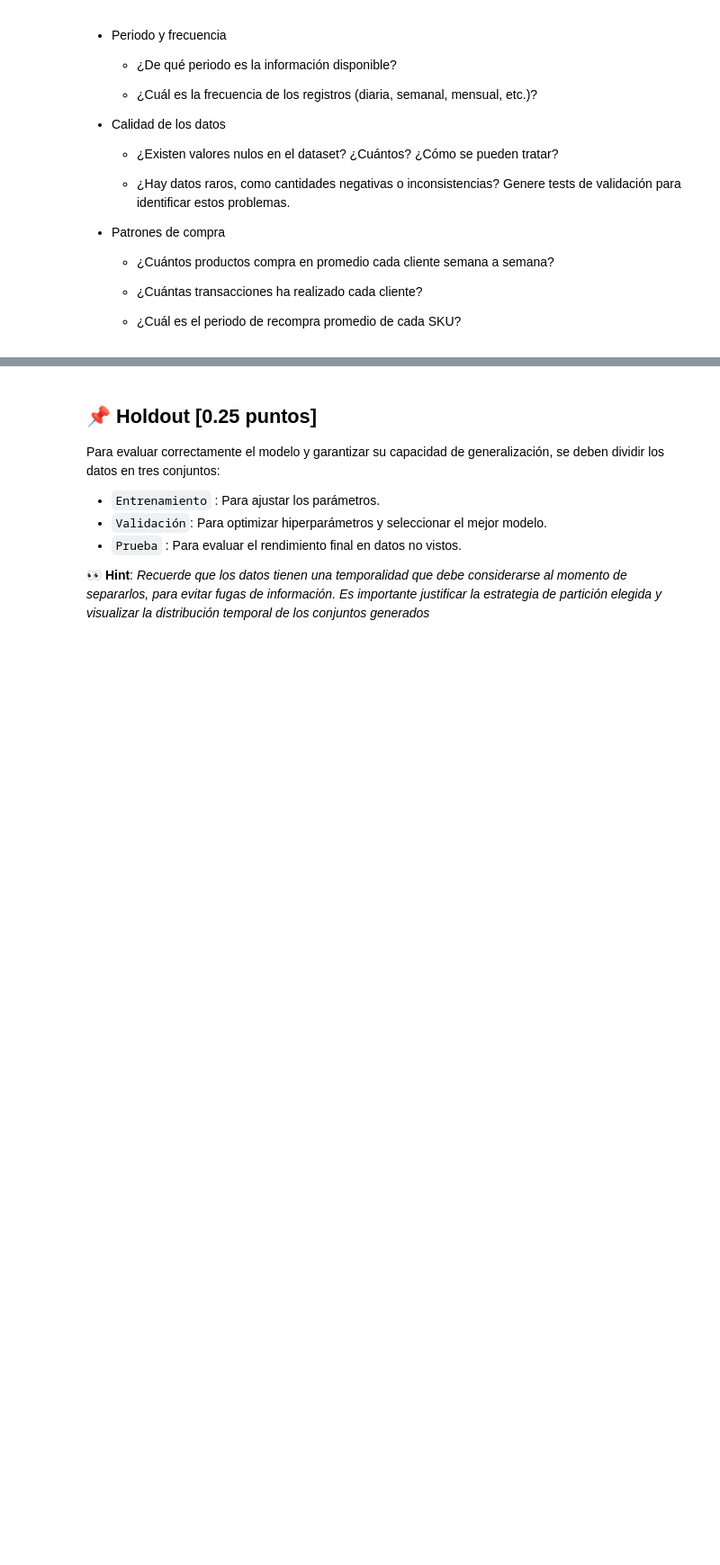
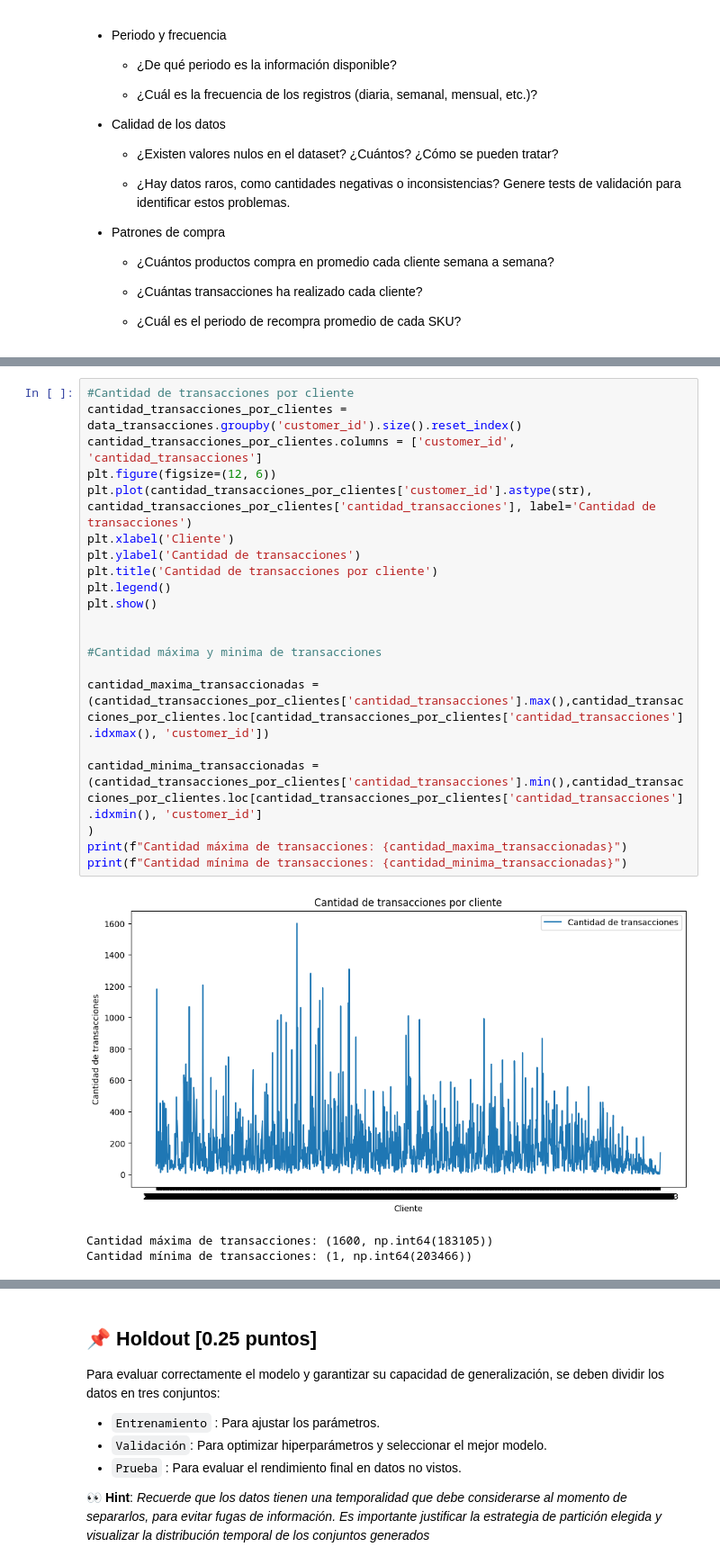
Before and after one commit to sebastianacunau/MDS7202-Laboratorios-y-Proyecto, a Jupyter notebook: Proyecto/Entrega 1/enunciado_1.ipynb, the cells around one changed output, grey strips where cells are left out. Shown: that part at 90% size. Saved outputs shown, nothing was run; the diff lists cells and outputs as text; blank space fills up the shorter version.

```diff
--- a/Proyecto/Entrega 1/enunciado_1.ipynb
+++ b/Proyecto/Entrega 1/enunciado_1.ipynb
@@ -224,0 +764,25 @@ Se deben responder preguntas a partir de lo que puedan visualizar/obtener, por e
+# %%
+#Cantidad de transacciones por cliente
+cantidad_transacciones_por_clientes = data_transacciones.groupby('customer_id').size().reset_index()
+cantidad_transacciones_por_clientes.columns = ['customer_id', 'cantidad_transacciones']
+plt.figure(figsize=(12, 6))
+plt.plot(cantidad_transacciones_por_clientes['customer_id'].astype(str), cantidad_transacciones_por_clientes['cantidad_transacciones'], label='Cantidad de transacciones')
+plt.xlabel('Cliente')
+plt.ylabel('Cantidad de transacciones')
+plt.title('Cantidad de transacciones por cliente')
+plt.legend()
+plt.show()
+
+
+#Cantidad máxima y minima de transacciones
+
+cantidad_maxima_transaccionadas = (cantidad_transacciones_por_clientes['cantidad_transacciones'].max(),cantidad_transacciones_por_clientes.loc[cantidad_transacciones_por_clientes['cantidad_transacciones'].idxmax(), 'customer_id'])
+
+cantidad_minima_transaccionadas = (cantidad_transacciones_por_clientes['cantidad_transacciones'].min(),cantidad_transacciones_por_clientes.loc[cantidad_transacciones_por_clientes['cantidad_transacciones'].idxmin(), 'customer_id']
+)
+print(f"Cantidad máxima de transacciones: {cantidad_maxima_transaccionadas}")
+print(f"Cantidad mínima de transacciones: {cantidad_minima_transaccionadas}")
+# %% [output]
+[figure, added]
+Cantidad máxima de transacciones: (1600, np.int64(183105))
+Cantidad mínima de transacciones: (1, np.int64(203466))
```
Also changed, not shown: parts of 62 cells of this notebook, 7 other files.
